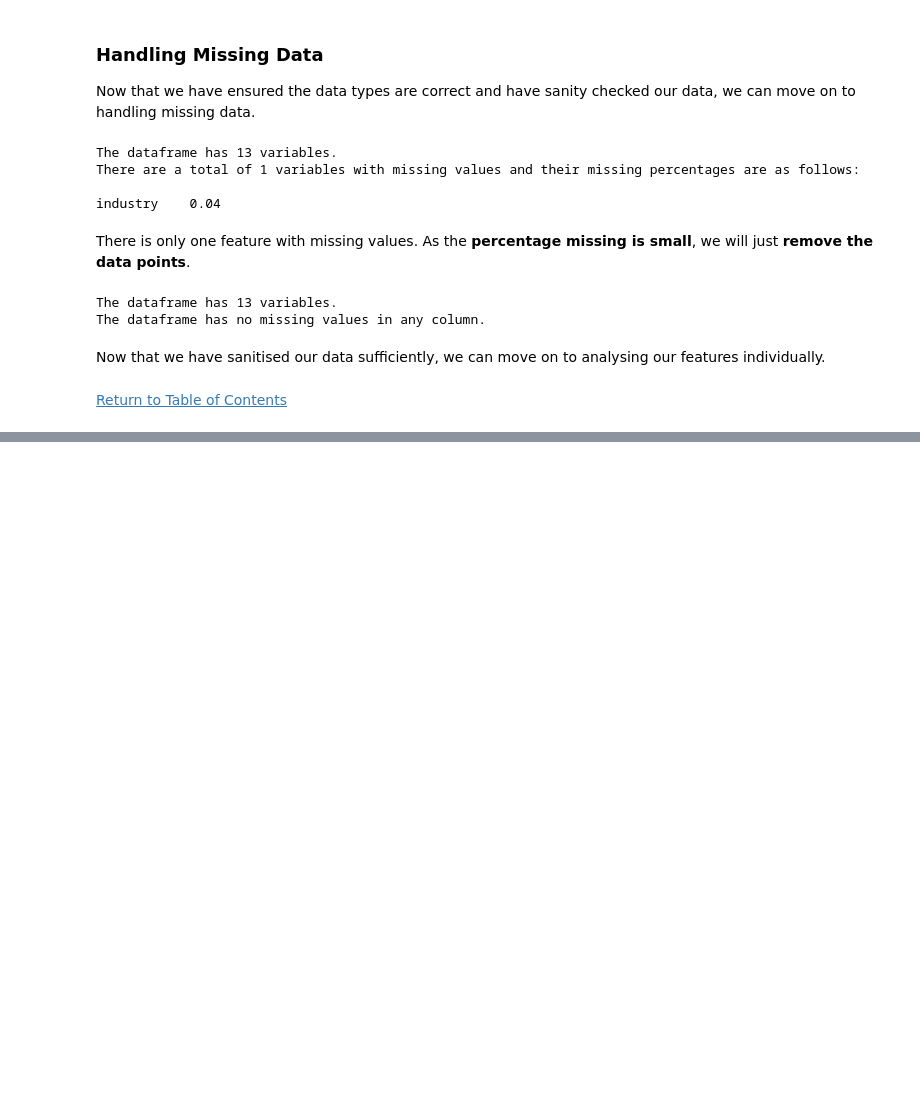
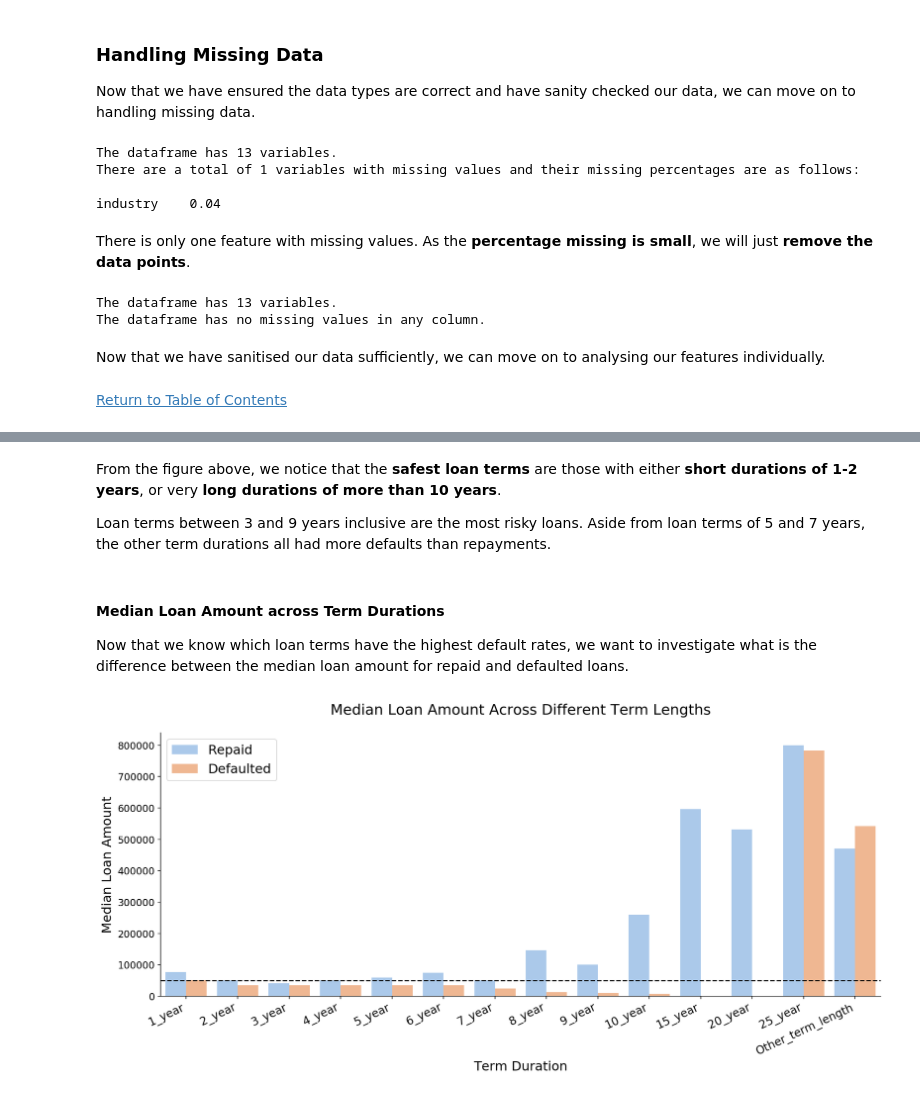
Before and after one commit to Joshuayeo95/Loan-Defaults, a Jupyter notebook: eda.ipynb, the cells around one changed output, grey strips where cells are left out. Cells and saved outputs as stored; diff of their text form; code cells hidden in the pictures; blank space fills up the shorter version.

```diff
--- a/eda.ipynb
+++ b/eda.ipynb
@@ -177,0 +264,27 @@ Now that we have sanitised our data sufficiently, we can move on to analysing ou
+# %% [markdown]
+From the figure above, we notice that the __safest loan terms__ are those with either __short durations of 1-2 years__, or very __long durations of more than 10 years__.
+
+Loan terms between 3 and 9 years inclusive are the most risky loans. Aside from loan terms of 5 and 7 years, the other term durations all had more defaults than repayments.
+# %% [markdown]
+#### Median Loan Amount across Term Durations
+
+Now that we know which loan terms have the highest default rates, we want to investigate what is the difference between the median loan amount for repaid and defaulted loans.
+# %%
+avg_loan_groupby_term = train.groupby(['term_duration', 'default_status']).agg({'loan_amount' : 'median'}).reset_index()
+
+plt.figure(figsize=(16,6))
+plt.title('Median Loan Amount Across Different Term Lengths', size=18, y=1.05)
+ax = sns.barplot(x='term_duration', y='loan_amount', hue='default_status', data=avg_loan_groupby_term,
+                 order=term_duration_order, palette='pastel')
+ax.set_xticklabels(ax.get_xticklabels(), rotation=25, horizontalalignment='right', size=14)
+handles, _ = ax.get_legend_handles_labels()
+ax.legend(handles, ['Repaid', 'Defaulted'], loc='upper left', prop={'size':16})
+ax.set_xlabel('Term Duration', size=16)
+ax.set_ylabel('Median Loan Amount', size=16)
+ax.set_yticks(np.arange(0,900000, step=100000))
+ax.set_yticklabels(np.arange(0,900000, step=100000), size=12)
+ax.axhline(50000, ls='--',color='black')
+sns.despine()
+plt.show();
+# %% [output]
+[figure, added]
```
Also changed, not shown: parts of 21 cells of this notebook.
